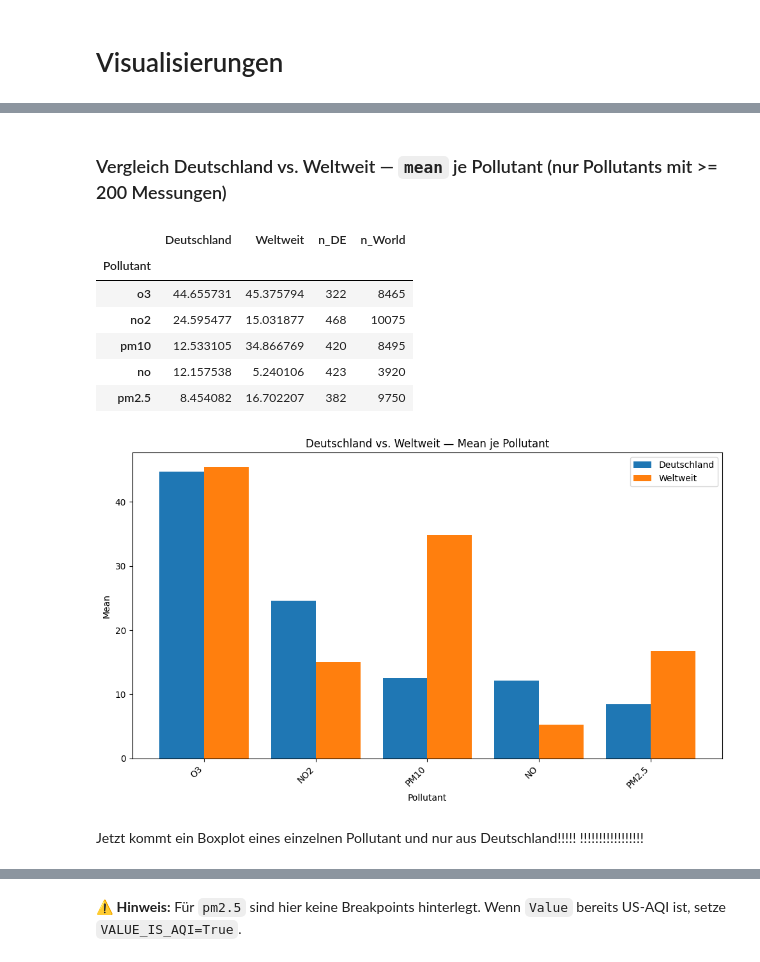
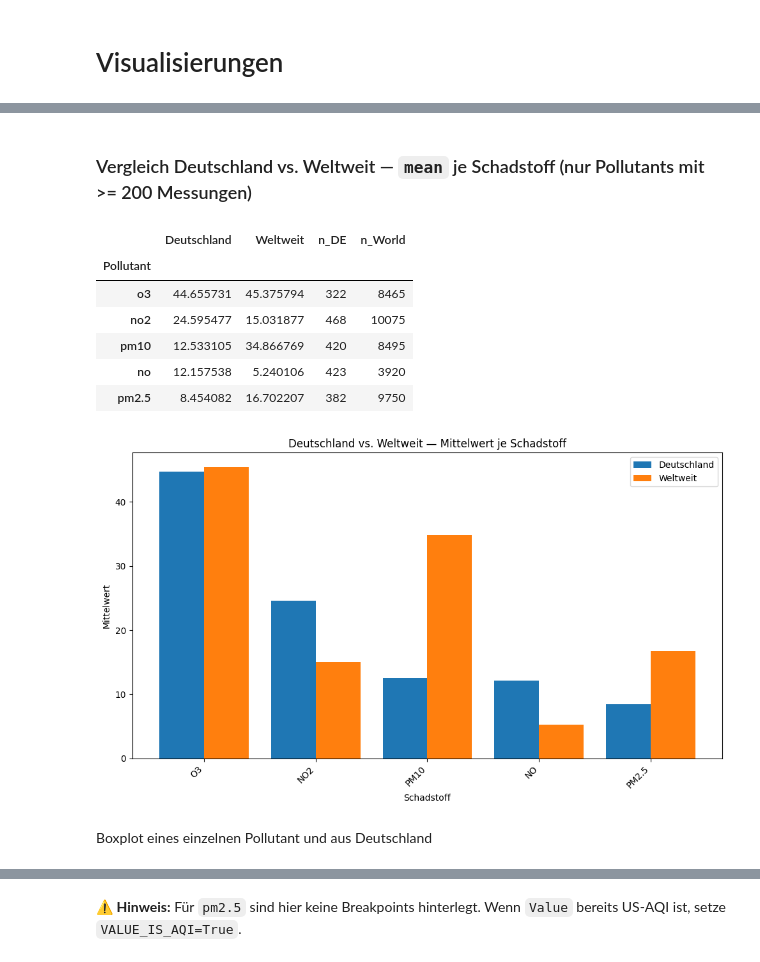
Before and after one commit to kbecker21/Python-Projekt, a Jupyter notebook: analyze_openaq_data.ipynb, the cells around one changed output, grey strips where cells are left out. Drawn from its saved outputs; the diff is of its cells as text; code cells hidden in the pictures.

Commit message:
add figures

```diff
--- a/analyze_openaq_data.ipynb
+++ b/analyze_openaq_data.ipynb
@@ -340,9 +379,17 @@ display(stats_global)
 
 # Parameter
 METRIC = "mean"  # "mean", "median", "min", "max", "std", "count"
+METRIC_LABELS = {
+    "mean": "Mittelwert",
+    "median": "Median",
+    "min": "Minimum",
+    "max": "Maximum",
+    "std": "Standardabweichung",
+    "count": "Anzahl",
+}
 TOP_N = None     # z.B. 10; None = alle
 
-# Mindestanzahl Messungen, damit ein Pollutant im Vergleich landet (vermeidet z.B. UM003 mit n=4)
+# Mindestanzahl Messungen, damit ein Pollutant im Vergleich landet
 MIN_N_COMPARE = 200
 
 # Prüfen, ob Stats vorhanden sind
@@ -368,40 +415,39 @@ else:
         "n_DE": stats_de.loc[valid, "count"],
         "n_World": stats_global.loc[valid, "count"],
     }).sort_values("Deutschland", ascending=False)
 
     if TOP_N is not None:
         comp = comp.head(TOP_N)
 
-    display(Markdown(f"### Vergleich Deutschland vs. Weltweit — `{METRIC}` je Pollutant "
+    display(Markdown(f"### Vergleich Deutschland vs. Weltweit — `{METRIC}` je Schadstoff "
                      f"(nur Pollutants mit >= {MIN_N_COMPARE} Messungen)"))
     display(comp)
 
     labels = comp.index.str.upper()
     x = np.arange(len(labels))
     width = 0.4
 
     fig, ax = plt.subplots(figsize=(10, 6))
     ax.bar(x - width/2, comp["Deutschland"].values, width, label="Deutschland")
     ax.bar(x + width/2, comp["Weltweit"].values, width, label="Weltweit")
     ax.set_xticks(x)
     ax.set_xticklabels(labels, rotation=45, ha='right')
-    ax.set_ylabel(METRIC.title())
-    ax.set_xlabel("Pollutant")
-    ax.set_title(f"Deutschland vs. Weltweit — {METRIC.title()} je Pollutant")
+    ax.set_ylabel(METRIC_LABELS.get(METRIC, METRIC))
+    ax.set_xlabel("Schadstoff")
+    ax.set_title(f"Deutschland vs. Weltweit — {METRIC_LABELS.get(METRIC, METRIC)} je Schadstoff")
     ax.legend()
     plt.tight_layout()
     plt.show()
 # %% [output]
-### Vergleich Deutschland vs. Weltweit — `mean` je Pollutant (nur Pollutants mit >= 200 Messungen)
+### Vergleich Deutschland vs. Weltweit — `mean` je Schadstoff (nur Pollutants mit >= 200 Messungen)
 |  | Deutschland | Weltweit | n_DE | n_World |
 | Pollutant |  |  |  |  |
 | o3 | 44.655731 | 45.375794 | 322 | 8465 |
 | no2 | 24.595477 | 15.031877 | 468 | 10075 |
 | pm10 | 12.533105 | 34.866769 | 420 | 8495 |
 | no | 12.157538 | 5.240106 | 423 | 3920 |
 | pm2.5 | 8.454082 | 16.702207 | 382 | 9750 |
-[figure, old version]
+[figure, new version]
 # %% [markdown]
-Jetzt kommt ein Boxplot eines einzelnen Pollutant und nur aus Deutschland!!!!!
-!!!!!!!!!!!!!!!!!
+Boxplot eines einzelnen Pollutant und aus Deutschland
 # %%
```
Also changed, not shown: parts of 17 cells of this notebook, 8 other files.
